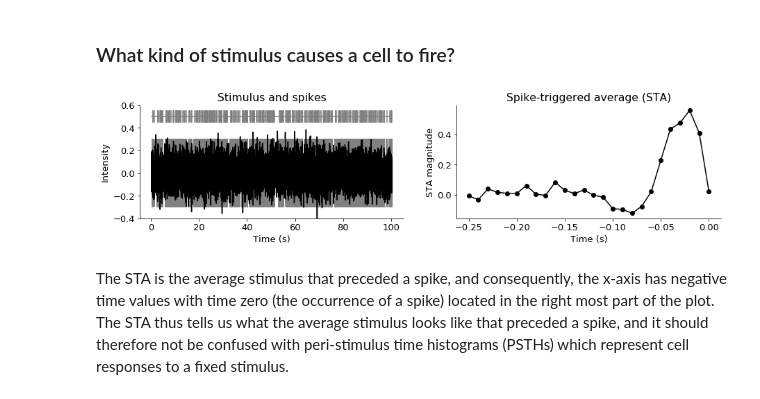
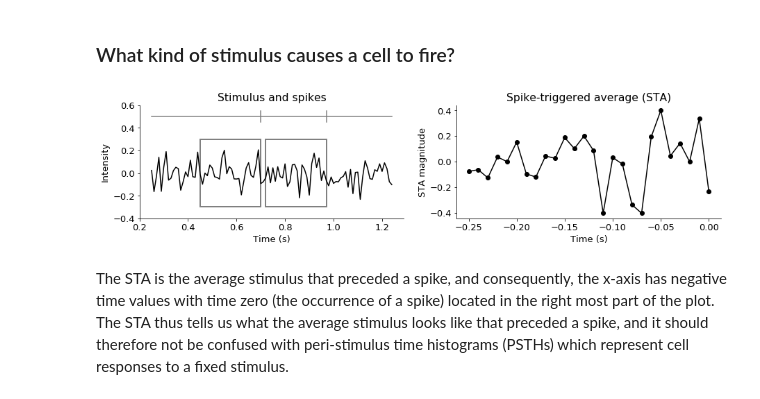
Before and after one commit to ala-laurila-lab/jupyter-notebooks, a Jupyter notebook: MixedTopics/Temporal filters and receptive fields.ipynb, the cells around one changed output. Saved outputs shown, nothing was run; the diff lists cells and outputs as text; code cells hidden in the pictures.

```diff
--- a/MixedTopics/Temporal filters and receptive fields.ipynb
+++ b/MixedTopics/Temporal filters and receptive fields.ipynb
@@ -24,7 +24,7 @@ f = f / np.linalg.norm(f)
 # %%
 np.random.seed(13)
 l = 1000;      # stimulus length in seconds
-nPlot = 10000; # samples to plot
+nPlot = 100; # samples to plot
 winSize = 0.25 # filter size (s)
 shift = 25     # shift to avoid negative indices
 
@@ -35,34 +35,34 @@ z = np.convolve(s, np.flip(f, axis=0), 'full')  # 1. convolve with the flipped f
 mu = z * (z>0)                                  # 2. rectifying non-linearity
 spikes = np.random.poisson(mu)                  # 3. spike generation
 
 # plot the stimulus, spikes, and the window containing the stimulus preceeding each spike
 plt.figure(figsize=(15, 3))
 ah = plt.subplot(1, 2, 1)
 plt.plot(time[shift:nPlot+shift], s[shift:nPlot+shift], 'k-')
 ah.set_ylabel('Intensity')
 ah.set_xlabel('Time (s)')
 ah.set_title('Stimulus and spikes')
 ah.set_ylim([-0.4, 0.6])
 plt.plot(time[shift:nPlot+shift], 0.5*np.ones(nPlot), '-', color='gray')
 for idx in np.argwhere(spikes[shift:nPlot+shift]>0):
     plt.plot([time[idx+shift], time[idx+shift]], [0.45, 0.55], '-', color='gray')
     rect = patches.Rectangle([time[idx+shift]-winSize, -0.3], winSize, 0.6, linewidth=2,edgecolor='gray',facecolor='none')
     ah.add_patch(rect)
 
 # Calculate and plot the spike-triggered average (STA)
 ah = plt.subplot(1, 2, 2)
 nSta = int(winSize/dt)+1;
 sta = np.zeros(nSta)
 for idx in np.argwhere(spikes[shift:nPlot+shift]>0):
     sta += spikes[shift+idx]*s[idx[0]+shift-nSta+1:idx[0]+shift+1]
 staNorm = sta / np.linalg.norm(sta)
 plt.plot(np.arange(-winSize, 0+dt, dt), staNorm, 'ko-')
 #plt.plot(t, f, '-', color='gray')
 ah.set_ylabel('STA magnitude')
 ah.set_xlabel('Time (s)')
 ah.set_title('Spike-triggered average (STA)');
 # %% [output]
-[figure, old version]
+[figure, new version]
 # %% [markdown]
 The STA is the average stimulus that preceded a spike, and consequently, the x-axis has negative time values with time zero (the occurrence of a spike) located in the right most part of the plot. The STA thus tells us what the average stimulus looks like that preceded a spike, and it should therefore not be confused with peri-stimulus time histograms (PSTHs) which represent cell responses to a fixed stimulus.
 # %% [markdown]
```
Also changed, not shown: parts of 1 cell of this notebook.
